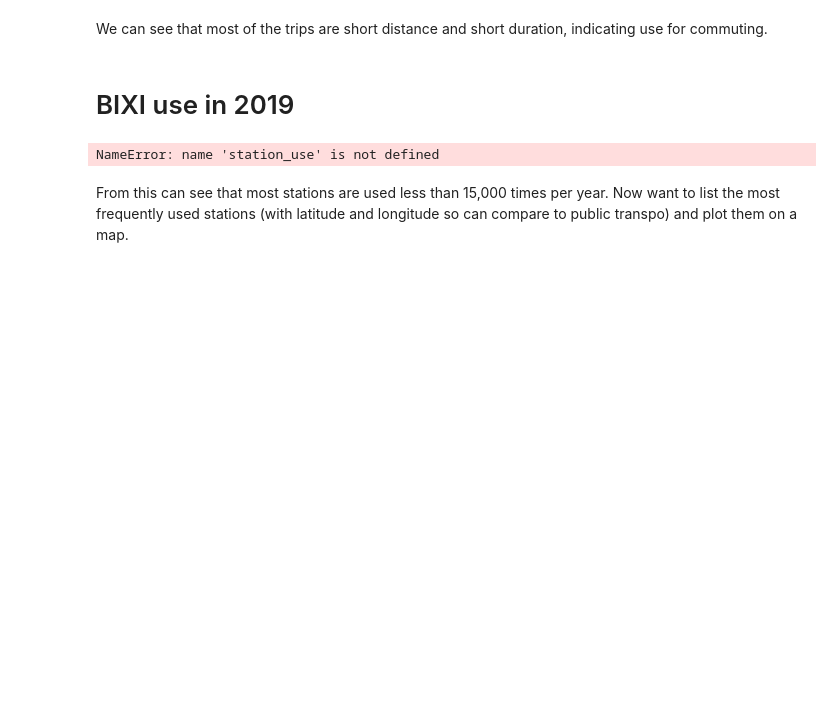
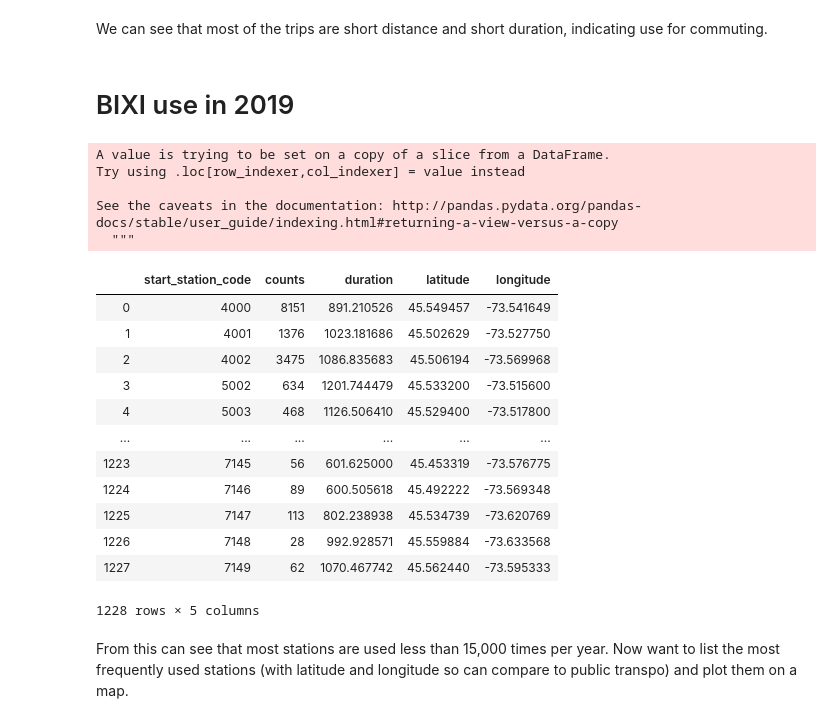
Before and after one commit to daviskia/ada-project-deep-penguin, a Jupyter notebook: BixiAnalysis.ipynb, the cells around one changed output. Saved outputs shown, nothing was run; the diff lists cells and outputs as text; code cells hidden in the pictures; blank space fills up the shorter version.

```diff
--- a/BixiAnalysis.ipynb
+++ b/BixiAnalysis.ipynb
@@ -192,14 +195,32 @@ We can see that most of the trips are short distance and short duration, indicat
 # %%
 #distribution of station popularity by start of trips from given station
 station_use19 = station_use.query('year==2019')
 del station_use19['year']
 station_use19.drop(station_use19.tail(1).index,inplace=True) #get rid of last row which is not a listed station
 station_use19['start_station_code'] = station_use19['start_station_code'].astype('int')
 
 station_use19 = station_use19.merge(stations[['latitude','longitude']], how='left', left_on=['start_station_code'], right_on=['code'])
-sns.boxplot(x=station_use19['counts'])
+#sns.boxplot(x=station_use19['counts'])
+station_use19
 # %% [output]
-NameError: name 'station_use' is not defined
+A value is trying to be set on a copy of a slice from a DataFrame.
+Try using .loc[row_indexer,col_indexer] = value instead
+
+See the caveats in the documentation: http://pandas.pydata.org/pandas-docs/stable/user_guide/indexing.html#returning-a-view-versus-a-copy
+  """
+|  | start_station_code | counts | duration | latitude | longitude |
+| 0 | 4000 | 8151 | 891.210526 | 45.549457 | -73.541649 |
+| 1 | 4001 | 1376 | 1023.181686 | 45.502629 | -73.527750 |
+| 2 | 4002 | 3475 | 1086.835683 | 45.506194 | -73.569968 |
+| 3 | 5002 | 634 | 1201.744479 | 45.533200 | -73.515600 |
+| 4 | 5003 | 468 | 1126.506410 | 45.529400 | -73.517800 |
+| ... | ... | ... | ... | ... | ... |
+| 1223 | 7145 | 56 | 601.625000 | 45.453319 | -73.576775 |
+| 1224 | 7146 | 89 | 600.505618 | 45.492222 | -73.569348 |
+| 1225 | 7147 | 113 | 802.238938 | 45.534739 | -73.620769 |
+| 1226 | 7148 | 28 | 992.928571 | 45.559884 | -73.633568 |
+| 1227 | 7149 | 62 | 1070.467742 | 45.562440 | -73.595333 |
+1228 rows × 5 columns
 # %% [markdown]
 From this can see that most stations are used less than 15,000 times per year. Now want to list the most frequently used stations (with latitude and longitude so can compare to public transpo) and plot them on a map.
 # %%
```
Also changed, not shown: parts of 4 cells of this notebook, 1 other file.
